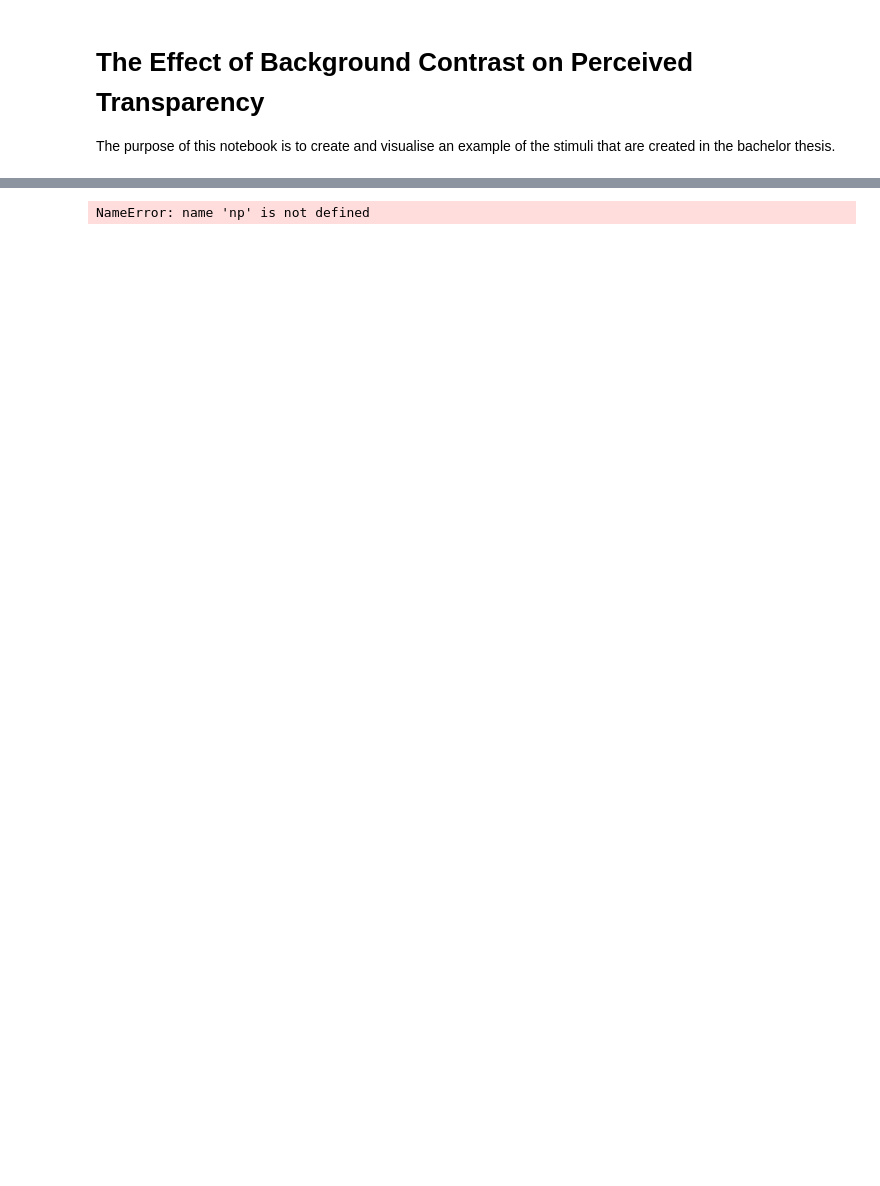
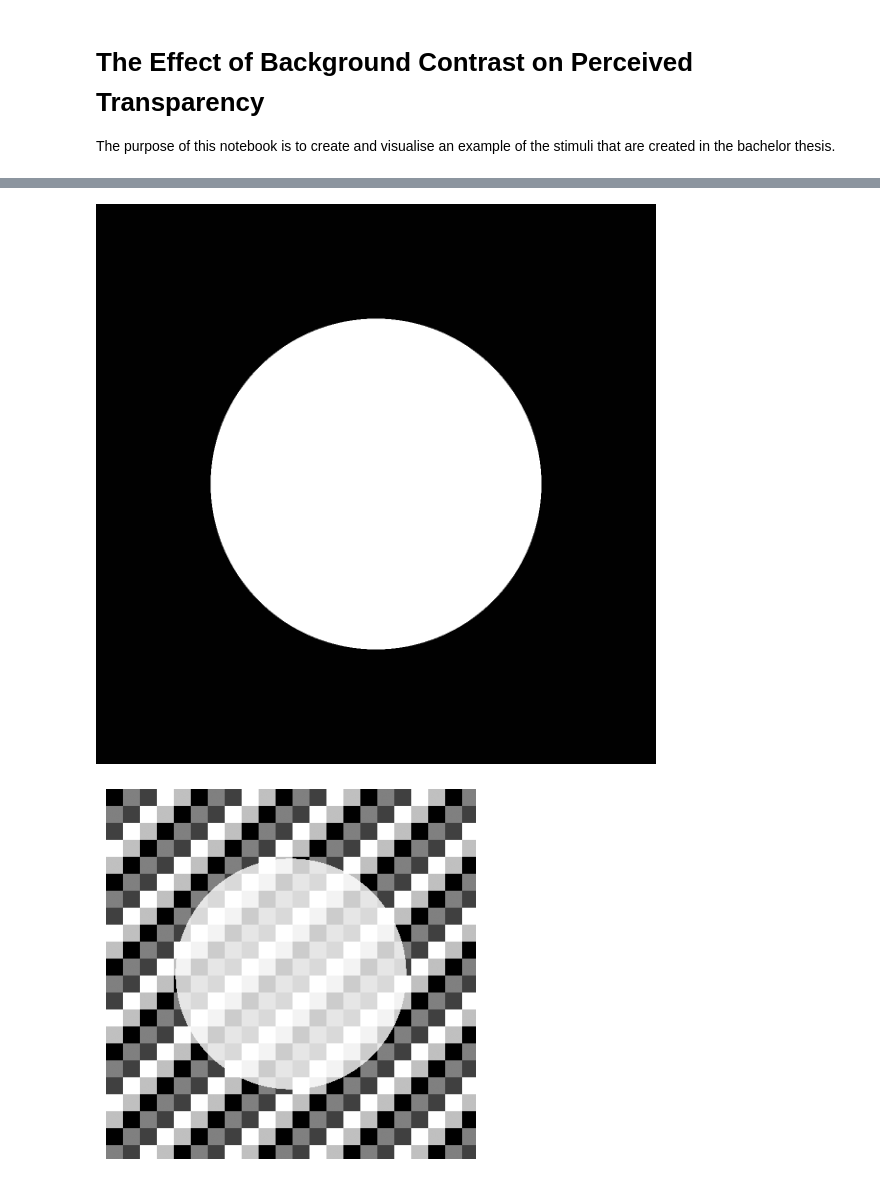
Before and after one commit to irisozkaya/Bachelor-Thesis, a Jupyter notebook: Untitled.ipynb, the cells around one changed output, grey strips where cells are left out. Cells and saved outputs as stored; diff of their text form; code cells hidden in the pictures; blank space fills up the shorter version.

```diff
--- a/Untitled.ipynb
+++ b/Untitled.ipynb
@@ -93,5 +177,5 @@ class TextureFactory(object):
 # %%
-    def create_mask(a):
+def create_mask(a):
         """""
         Creates a mask in size of the transparent medium of the stimuli
 
@@ -104,8 +188,13 @@ class TextureFactory(object):
         >>> create_mask("example.png")
 
         """""
-        im2 = im2 = Image.open(a)
+
+        tau_values, alpha_values, luminance, luminace_values2 = create_image()
+        a = f"Images/{luminace_values2[0]}_contrast_,alpha_{alpha_values}_tau_{tau_values}.png"
+        im2 = Image.open(a)
         mask_im = Image.new("L", im2.size, 1)
         draw = ImageDraw.Draw(mask_im)
         draw.ellipse((239.5, 239.5, 928.5, 928.5), fill=255)
+        #plt.imshow(mask_im)
         mask_im.save("Images/mask.png", quality=95)
+        return mask_im
@@ -148,5 +201,5 @@ class TextureFactory(object):
-# %%
-if __name__ == "__main__":
-    create_image()
-# %% [output]
-NameError: name 'np' is not defined
+# %%
+create_mask(f"Images/{luminace_values2[0]}_contrast_,alpha_{alpha_values}_tau_{tau_values}.png")
+# %% [output]
+[figure, added]
+[figure, added]
```
Also changed, not shown: parts of 14 cells of this notebook.
